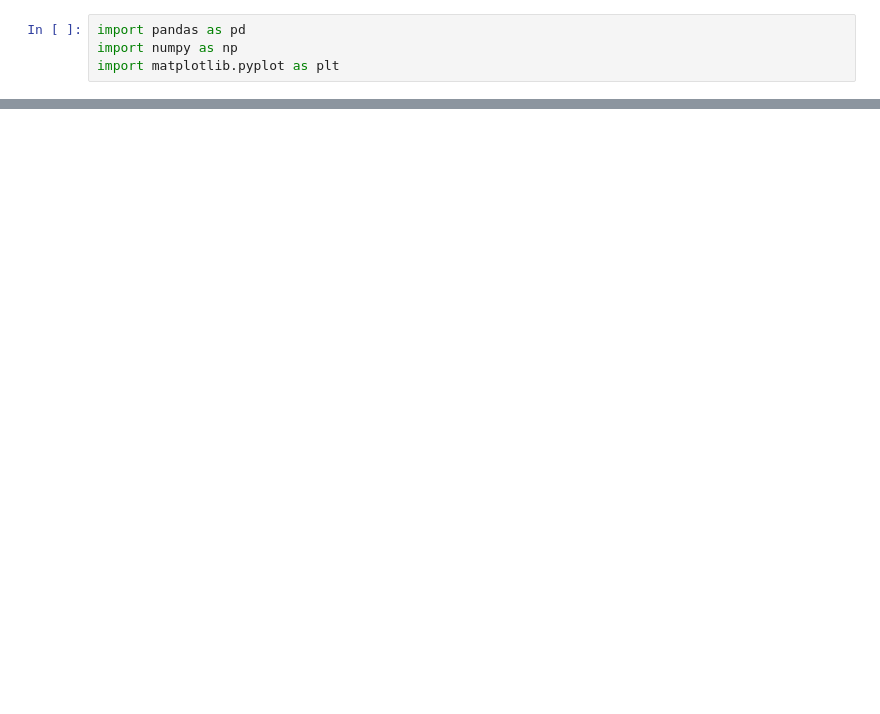
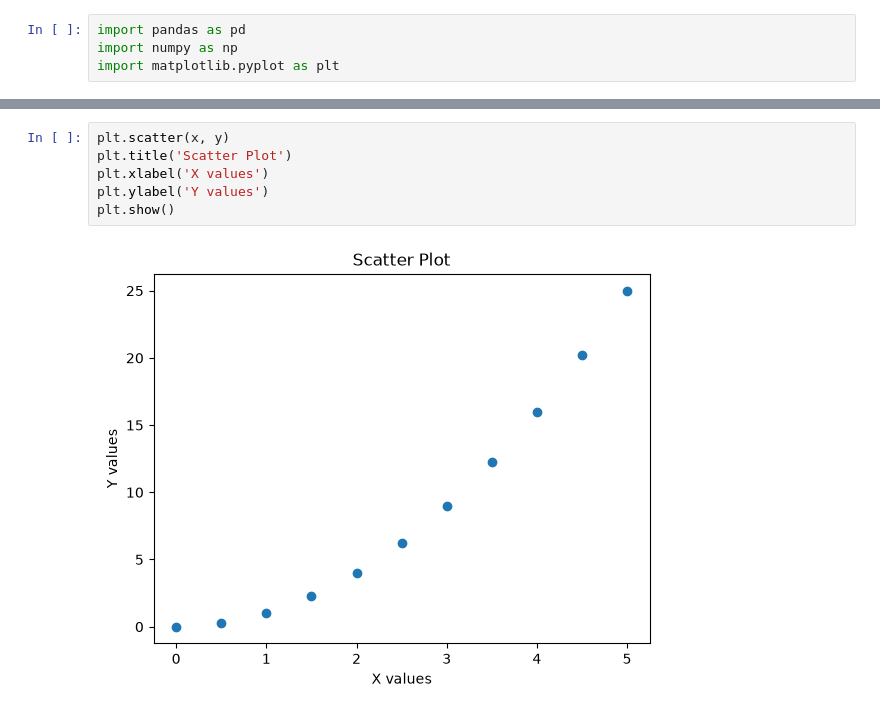
Before and after one commit to pratham1659/DSA-In-Python-GenAI, a Jupyter notebook: 02_DataScience/03_DataVisualization/02_Matplotlib.ipynb, the cells around one changed output, grey strips where cells are left out. Cells and saved outputs as stored; diff of their text form; blank space fills up the shorter version.

```diff
--- a/02_DataScience/03_DataVisualization/02_Matplotlib.ipynb
+++ b/02_DataScience/03_DataVisualization/02_Matplotlib.ipynb
@@ -192,0 +107,8 @@ ax.plot(xaxis, xaxis+16, color="purple", lw=1, ls='-', marker='s', markersize=8,
+# %%
+plt.scatter(x, y)
+plt.title('Scatter Plot')
+plt.xlabel('X values')
+plt.ylabel('Y values')
+plt.show()
+# %% [output]
+[figure, added]
```
Also changed, not shown: parts of 65 cells of this notebook, 5 other files.
